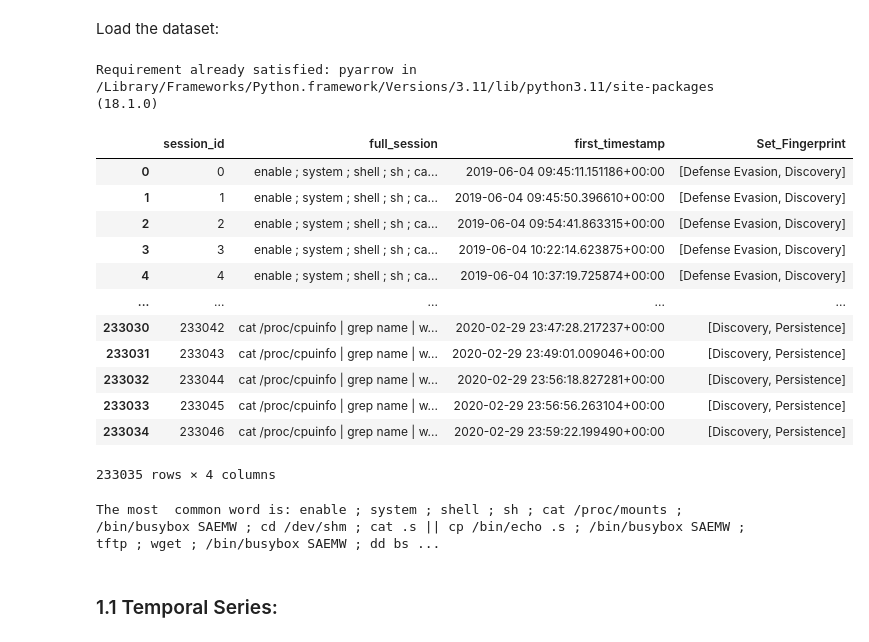
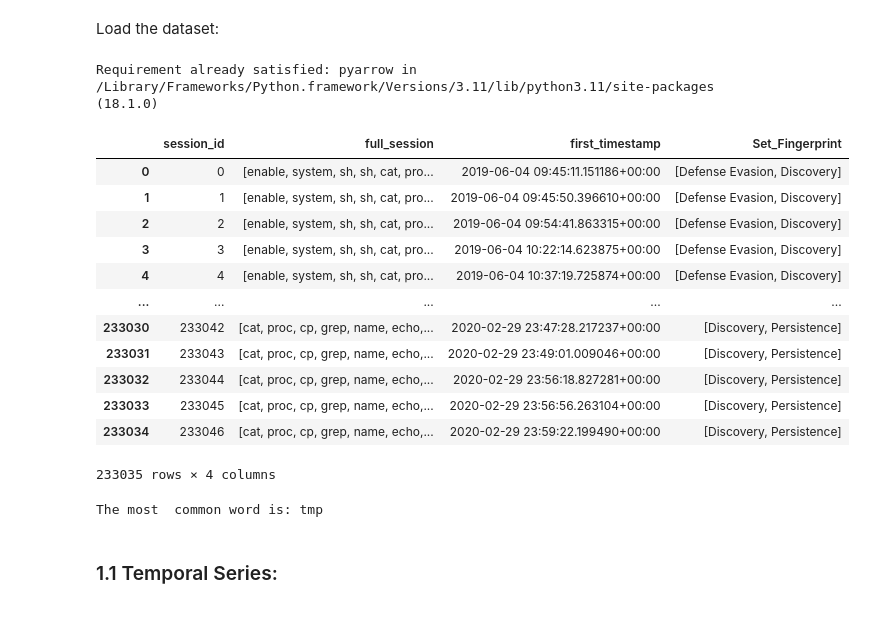
Before and after one commit to massimomecarelli/ML4N_project, a Jupyter notebook: Data_exploration_preprocessing.ipynb, the cells around one changed output. Drawn from its saved outputs; the diff is of its cells as text; code cells hidden in the pictures.

```diff
--- a/Data_exploration_preprocessing.ipynb
+++ b/Data_exploration_preprocessing.ipynb
@@ -5,30 +5,30 @@ Load the dataset:
 # %%
 !pip install pyarrow
 import matplotlib.pyplot as plt
 import numpy as np
 import pandas as pd
 import seaborn as sns
 import matplotlib.dates as mdates # to format dates on plots
 from sklearn.feature_extraction.text import CountVectorizer
 from wordcloud import WordCloud
 from sklearn.feature_extraction.text import TfidfVectorizer
 
-df = pd.read_parquet('ssh_attacks.parquet')
+df = pd.read_parquet("ssh_attacks_decoded_splitted.parquet")
 df
 # %% [output]
 Requirement already satisfied: pyarrow in /Library/Frameworks/Python.framework/Versions/3.11/lib/python3.11/site-packages (18.1.0)
 |  | session_id | full_session | first_timestamp | Set_Fingerprint |
-| 0 | 0 | enable ; system ; shell ; sh ; ca... | 2019-06-04 09:45:11.151186+00:00 | [Defense Evasion, Discovery] |
-| 1 | 1 | enable ; system ; shell ; sh ; ca... | 2019-06-04 09:45:50.396610+00:00 | [Defense Evasion, Discovery] |
-| 2 | 2 | enable ; system ; shell ; sh ; ca... | 2019-06-04 09:54:41.863315+00:00 | [Defense Evasion, Discovery] |
-| 3 | 3 | enable ; system ; shell ; sh ; ca... | 2019-06-04 10:22:14.623875+00:00 | [Defense Evasion, Discovery] |
-| 4 | 4 | enable ; system ; shell ; sh ; ca... | 2019-06-04 10:37:19.725874+00:00 | [Defense Evasion, Discovery] |
+| 0 | 0 | [enable, system, sh, sh, cat, pro... | 2019-06-04 09:45:11.151186+00:00 | [Defense Evasion, Discovery] |
+| 1 | 1 | [enable, system, sh, sh, cat, pro... | 2019-06-04 09:45:50.396610+00:00 | [Defense Evasion, Discovery] |
+| 2 | 2 | [enable, system, sh, sh, cat, pro... | 2019-06-04 09:54:41.863315+00:00 | [Defense Evasion, Discovery] |
+| 3 | 3 | [enable, system, sh, sh, cat, pro... | 2019-06-04 10:22:14.623875+00:00 | [Defense Evasion, Discovery] |
+| 4 | 4 | [enable, system, sh, sh, cat, pro... | 2019-06-04 10:37:19.725874+00:00 | [Defense Evasion, Discovery] |
 | ... | ... | ... | ... | ... |
-| 233030 | 233042 | cat /proc/cpuinfo | grep name | w... | 2020-02-29 23:47:28.217237+00:00 | [Discovery, Persistence] |
-| 233031 | 233043 | cat /proc/cpuinfo | grep name | w... | 2020-02-29 23:49:01.009046+00:00 | [Discovery, Persistence] |
-| 233032 | 233044 | cat /proc/cpuinfo | grep name | w... | 2020-02-29 23:56:18.827281+00:00 | [Discovery, Persistence] |
-| 233033 | 233045 | cat /proc/cpuinfo | grep name | w... | 2020-02-29 23:56:56.263104+00:00 | [Discovery, Persistence] |
-| 233034 | 233046 | cat /proc/cpuinfo | grep name | w... | 2020-02-29 23:59:22.199490+00:00 | [Discovery, Persistence] |
+| 233030 | 233042 | [cat, proc, cp, grep, name, echo,... | 2020-02-29 23:47:28.217237+00:00 | [Discovery, Persistence] |
+| 233031 | 233043 | [cat, proc, cp, grep, name, echo,... | 2020-02-29 23:49:01.009046+00:00 | [Discovery, Persistence] |
+| 233032 | 233044 | [cat, proc, cp, grep, name, echo,... | 2020-02-29 23:56:18.827281+00:00 | [Discovery, Persistence] |
+| 233033 | 233045 | [cat, proc, cp, grep, name, echo,... | 2020-02-29 23:56:56.263104+00:00 | [Discovery, Persistence] |
+| 233034 | 233046 | [cat, proc, cp, grep, name, echo,... | 2020-02-29 23:59:22.199490+00:00 | [Discovery, Persistence] |
 233035 rows × 4 columns
 # %%
 all_words = df["full_session"].explode()
@@ -38,7 +38,7 @@ frequency = df_most_common_words.max()
 word_freq=df_most_common_words.to_dict()
 print(f"The most  common word is: {most_common_word}")
 # %% [output]
-The most  common word is: enable ; system ; shell ; sh ; cat /proc/mounts ; /bin/busybox SAEMW ; cd /dev/shm ; cat .s || cp /bin/echo .s ; /bin/busybox SAEMW ; tftp ; wget ; /bin/busybox SAEMW ; dd bs ...
+The most  common word is: tmp
 # %% [markdown]
 ### 1.1 Temporal Series:
 # %% [markdown]
```
Also changed, not shown: parts of 7 cells of this notebook, 8 other files.
